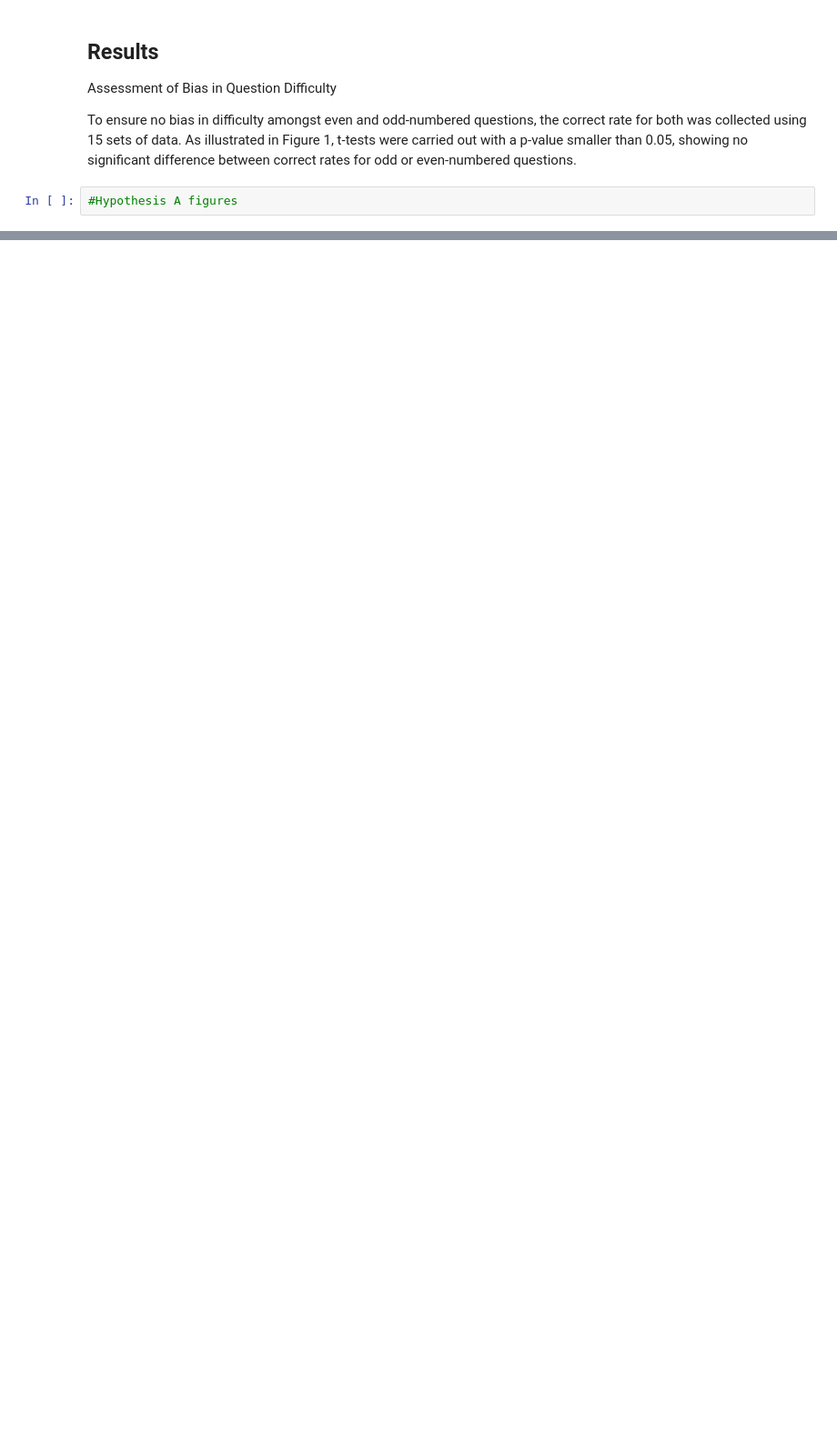
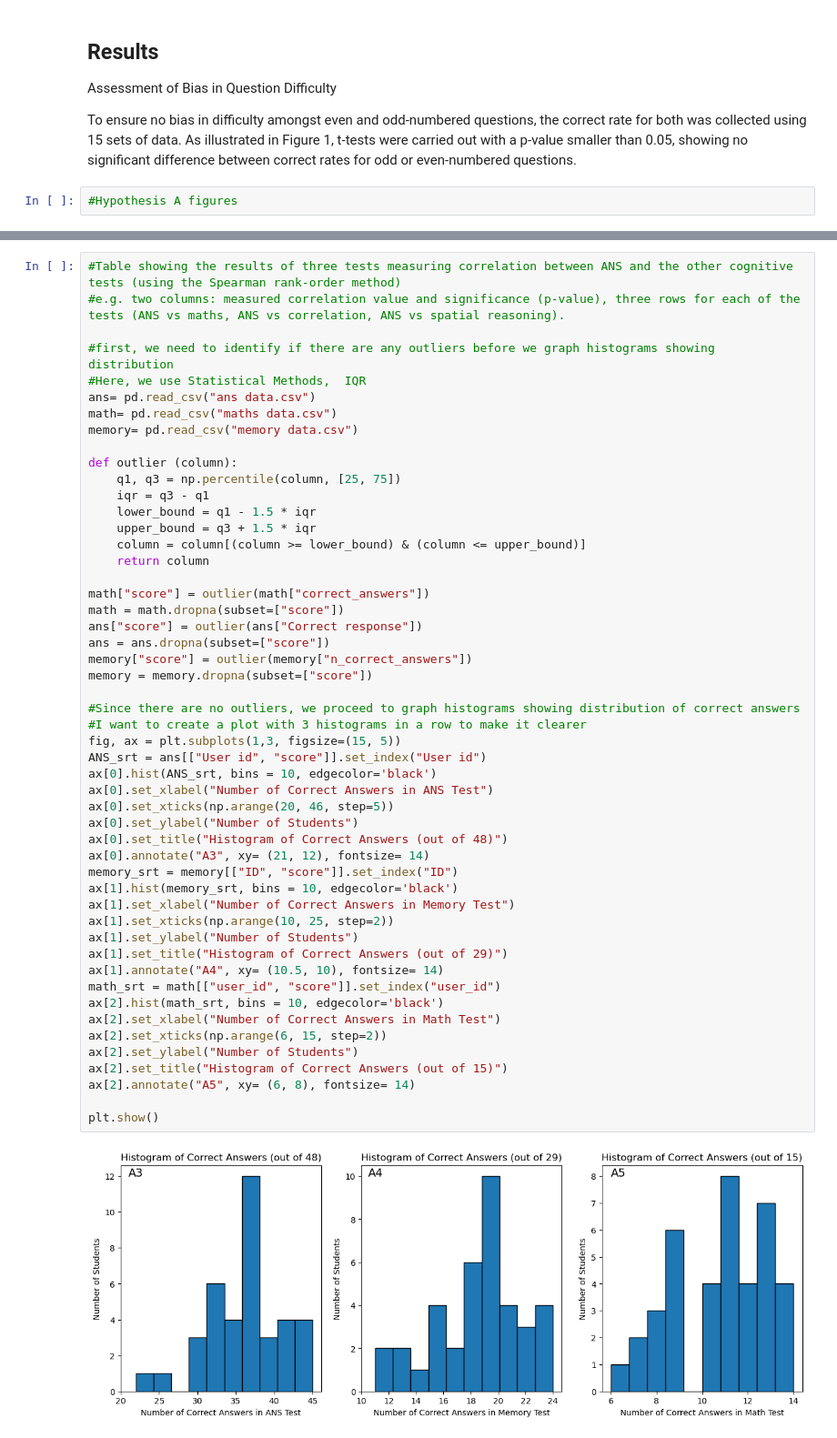
Before and after one commit to zcbtgli/cognitive_tests_group_03, a Jupyter notebook: write up/Group3 Markdown.ipynb, the cells around one changed output, grey strips where cells are left out. Shown at 91% size. Drawn from its saved outputs; the diff is of its cells as text; blank space fills up the shorter version.

```diff
--- a/write up/Group3 Markdown.ipynb
+++ b/write up/Group3 Markdown.ipynb
@@ -162,0 +449,53 @@ lines = ax[1].plot([x0,x1],[y0,y1],'r-')
+# %%
+#Table showing the results of three tests measuring correlation between ANS and the other cognitive tests (using the Spearman rank-order method)
+#e.g. two columns: measured correlation value and significance (p-value), three rows for each of the tests (ANS vs maths, ANS vs correlation, ANS vs spatial reasoning).
+
+#first, we need to identify if there are any outliers before we graph histograms showing distribution
+#Here, we use Statistical Methods,  IQR
+ans= pd.read_csv("ans data.csv")
+math= pd.read_csv("maths data.csv")
+memory= pd.read_csv("memory data.csv")
+
+def outlier (column):
+    q1, q3 = np.percentile(column, [25, 75])
+    iqr = q3 - q1
+    lower_bound = q1 - 1.5 * iqr
+    upper_bound = q3 + 1.5 * iqr
+    column = column[(column >= lower_bound) & (column <= upper_bound)]
+    return column
+
+math["score"] = outlier(math["correct_answers"])
+math = math.dropna(subset=["score"])
+ans["score"] = outlier(ans["Correct response"])
+ans = ans.dropna(subset=["score"])
+memory["score"] = outlier(memory["n_correct_answers"])
+memory = memory.dropna(subset=["score"])
+
+#Since there are no outliers, we proceed to graph histograms showing distribution of correct answers
+#I want to create a plot with 3 histograms in a row to make it clearer
+fig, ax = plt.subplots(1,3, figsize=(15, 5))
+ANS_srt = ans[["User id", "score"]].set_index("User id")
+ax[0].hist(ANS_srt, bins = 10, edgecolor='black')
+ax[0].set_xlabel("Number of Correct Answers in ANS Test")
+ax[0].set_xticks(np.arange(20, 46, step=5))
+ax[0].set_ylabel("Number of Students")
+ax[0].set_title("Histogram of Correct Answers (out of 48)")
+ax[0].annotate("A3", xy= (21, 12), fontsize= 14)
+memory_srt = memory[["ID", "score"]].set_index("ID")
+ax[1].hist(memory_srt, bins = 10, edgecolor='black')
+ax[1].set_xlabel("Number of Correct Answers in Memory Test")
+ax[1].set_xticks(np.arange(10, 25, step=2))
+ax[1].set_ylabel("Number of Students")
+ax[1].set_title("Histogram of Correct Answers (out of 29)")
+ax[1].annotate("A4", xy= (10.5, 10), fontsize= 14)
+math_srt = math[["user_id", "score"]].set_index("user_id")
+ax[2].hist(math_srt, bins = 10, edgecolor='black')
+ax[2].set_xlabel("Number of Correct Answers in Math Test")
+ax[2].set_xticks(np.arange(6, 15, step=2))
+ax[2].set_ylabel("Number of Students")
+ax[2].set_title("Histogram of Correct Answers (out of 15)")
+ax[2].annotate("A5", xy= (6, 8), fontsize= 14)
+
+plt.show()
+# %% [output]
+[figure, added]
```
Also changed, not shown: parts of 19 cells of this notebook.
